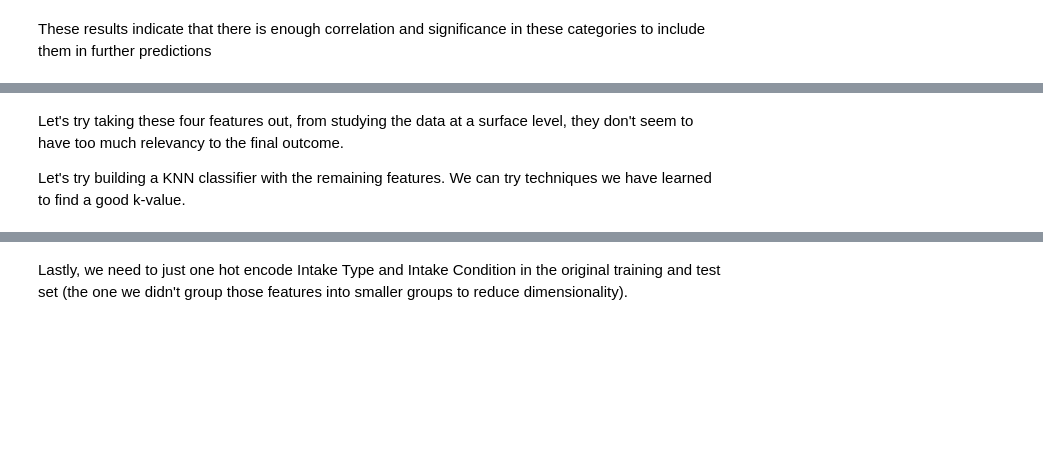
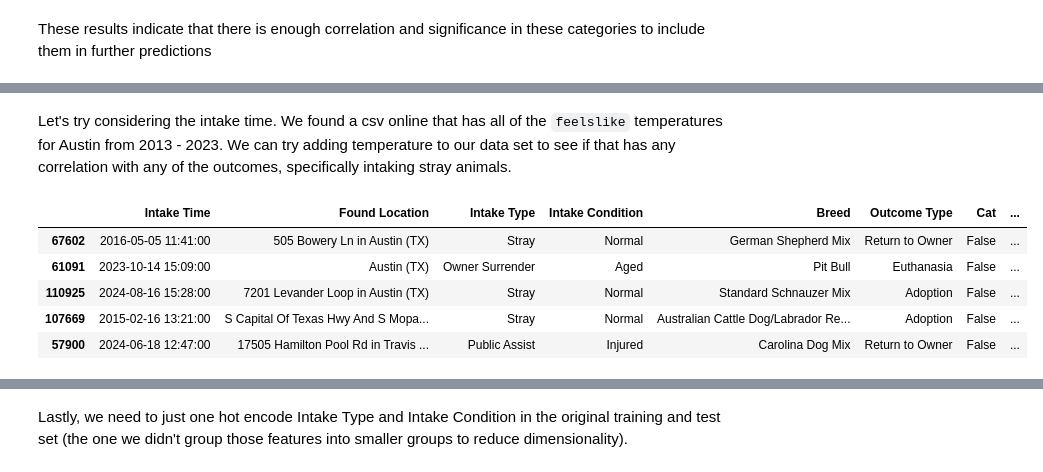
Before and after one commit to chenyiwang24/cs363_final_project, a Jupyter notebook: FinalProject.ipynb, the cells around one changed output, grey strips where cells are left out. Drawn from its saved outputs; the diff is of its cells as text; code cells hidden in the pictures; blank space fills up the shorter version.

```diff
--- a/FinalProject.ipynb
+++ b/FinalProject.ipynb
@@ -704,4 +603,0 @@ Name: proportion, dtype: float64
-# %% [markdown]
-Let's try taking these four features out, from studying the data at a surface level, they don't seem to have too much relevancy to the final outcome.
-
-Let's try building a KNN classifier with the remaining features. We can try techniques we have learned to find a good k-value.
@@ -756,0 +604,58 @@ Let's try building a KNN classifier with the remaining features. We can try tech
+# %% [markdown]
+Let's try considering the intake time. We found a csv online that has all of the `feelslike` temperatures for Austin from 2013 - 2023. We can try adding temperature to our data set to see if that has any correlation with any of the outcomes, specifically intaking stray animals.
+# %%
+# make duplicate of dataset so we can can keep separate
+temp_animal_data = animal_data.copy()
+temp_animal_test = animal_test.copy()
+
+# transform to pd datatime
+temp_animal_data["Intake Time"] = pd.to_datetime(temp_animal_data["Intake Time"], errors="coerce")
+temp_animal_test["Intake Time"] = pd.to_datetime(temp_animal_test["Intake Time"], errors="coerce")
+
+# read in weather data csv
+weather = pd.read_csv("austin_weather_data.csv")
+
+# parse to the date time format
+weather["datetime"] = pd.to_datetime(weather["datetime"], errors="coerce")
+weather["date_only"] = weather["datetime"].dt.date
+feelslike_map = dict(zip(weather["date_only"], weather["feelslike"]))
+temp_animal_data["Intake Date"] = temp_animal_data["Intake Time"].dt.date
+temp_animal_test["Intake Date"] = temp_animal_test["Intake Time"].dt.date
+
+# helper to find matching temperature given date
+def get_temperature(intake_date):
+    if pd.isnull(intake_date):
+        return np.nan
+    # Try exact match
+    if intake_date in feelslike_map:
+        return feelslike_map[intake_date]
+    # Try previous years
+    for years_back in range(1, 6):
+        try:
+            fallback_date = (pd.to_datetime(intake_date) - pd.DateOffset(years=years_back)).date()
+            if fallback_date in feelslike_map:
+                return feelslike_map[fallback_date]
+        except:
+            continue
+    return np.nan
+
+# apply mapping
+temp_animal_data["Intake Temperature"] = temp_animal_data["Intake Date"].apply(get_temperature)
+temp_animal_test["Intake Temperature"] = temp_animal_test["Intake Date"].apply(get_temperature)
+
+# impute with mean
+temp_animal_data["Intake Temperature"] = temp_animal_data["Intake Temperature"].fillna(temp_animal_data["Intake Temperature"].mean())
+temp_animal_test["Intake Temperature"] = temp_animal_test["Intake Temperature"].fillna(temp_animal_test["Intake Temperature"].mean())
+
+# drop the original date column
+temp_animal_data.drop(columns=["Intake Date"], inplace=True)
+temp_animal_test.drop(columns=["Intake Date"], inplace=True)
+
+temp_animal_data.sample(5)
+# %% [output]
+|  | Intake Time | Found Location | Intake Type | Intake Condition | Breed | Outcome Type | Cat | ... |
+| 67602 | 2016-05-05 11:41:00 | 505 Bowery Ln in Austin (TX) | Stray | Normal | German Shepherd Mix | Return to Owner | False | ... |
+| 61091 | 2023-10-14 15:09:00 | Austin (TX) | Owner Surrender | Aged | Pit Bull | Euthanasia | False | ... |
+| 110925 | 2024-08-16 15:28:00 | 7201 Levander Loop in Austin (TX) | Stray | Normal | Standard Schnauzer Mix | Adoption | False | ... |
+| 107669 | 2015-02-16 13:21:00 | S Capital Of Texas Hwy And S Mopa... | Stray | Normal | Australian Cattle Dog/Labrador Re... | Adoption | False | ... |
+| 57900 | 2024-06-18 12:47:00 | 17505 Hamilton Pool Rd in Travis ... | Public Assist | Injured | Carolina Dog Mix | Return to Owner | False | ... |
```
Also changed, not shown: parts of 64 cells of this notebook, 3 other files.
